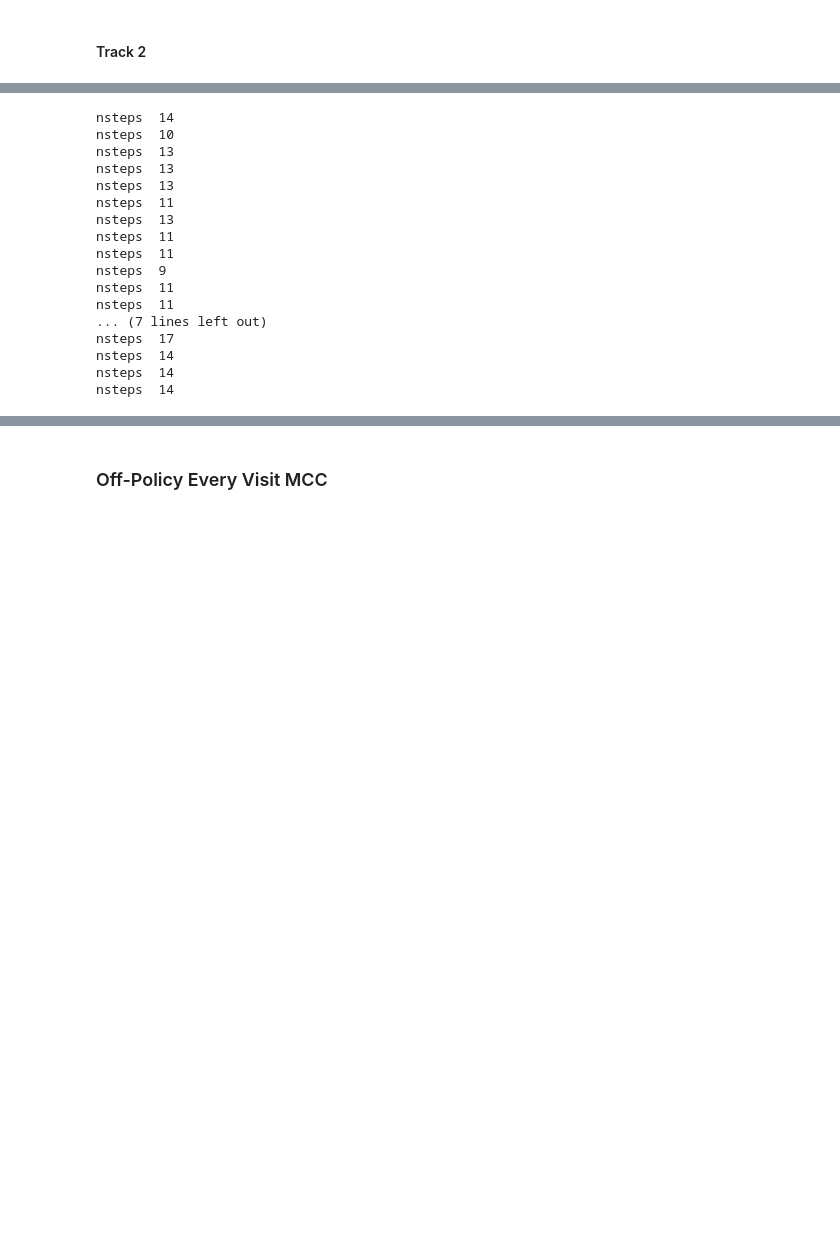
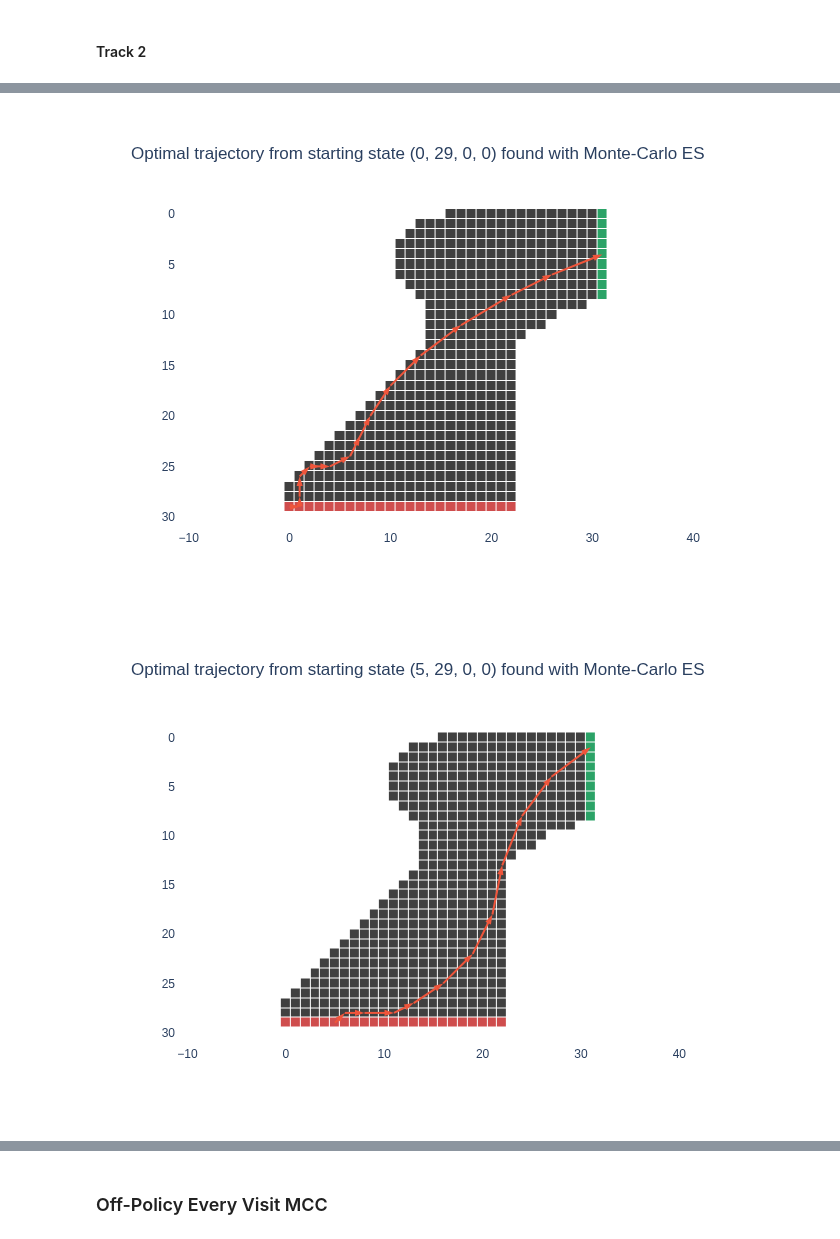
Before and after one commit to Salma-Hammani/Sutto-Barto-RL-exercises, a Jupyter notebook: Chapter5 - Racetrack.ipynb, the cells around one changed output, grey strips where cells are left out. Drawn from its saved outputs; the diff is of its cells as text; code cells hidden in the pictures; blank space fills up the shorter version.

```diff
--- a/Chapter5 - Racetrack.ipynb
+++ b/Chapter5 - Racetrack.ipynb
@@ -518,22 +493,14 @@ Current trajectory average length 15.8315
 # %%
+trajLengthsMCCESTrack2 = []
+i = 0
 for startingState in startingStatesTrack2:
-    startingAction = policyMCCESStarTrack2[legalStatesTrack2[startingState]]
-    plotTrajectory(track2, decodeTRtrajectory(track2.shape, sampleTRTrajectory(track2, policyMCCESStarTrack2, legalStatesTrack2, legalStatesSetTrack2, startingState=startingState, startingAction=startingAction, noise=False, maxIter=1000)))
+    startingAction = policyStarMCCESTrack2[legalStatesTrack2[startingState]]
+    decodedTraj, trajLength = decodeTRtrajectory(track2.shape, sampleTRTrajectory(track2, policyStarMCCESTrack2, legalStatesTrack2, legalStatesSetTrack2, startingState=startingState, startingAction=startingAction, noise=False, maxIter=2000))
+    if i % 5 == 0:
+        plotTrajectory(track2, decodedTraj,
+                    title=f"Optimal trajectory from starting state {decodeTRState(startingState, track2.shape)} found with Monte-Carlo ES")
+    trajLengthsMCCESTrack2.append(trajLength)
+    i += 1
 # %% [output]
-nsteps  14
-nsteps  10
-nsteps  13
-nsteps  13
-nsteps  13
-nsteps  11
-nsteps  13
-nsteps  11
-nsteps  11
-nsteps  9
-nsteps  11
-nsteps  11
-... (7 lines left out)
-nsteps  17
-nsteps  14
-nsteps  14
-nsteps  14
+[figure, added]
+[figure, added]
```
Also changed, not shown: parts of 41 cells of this notebook.
